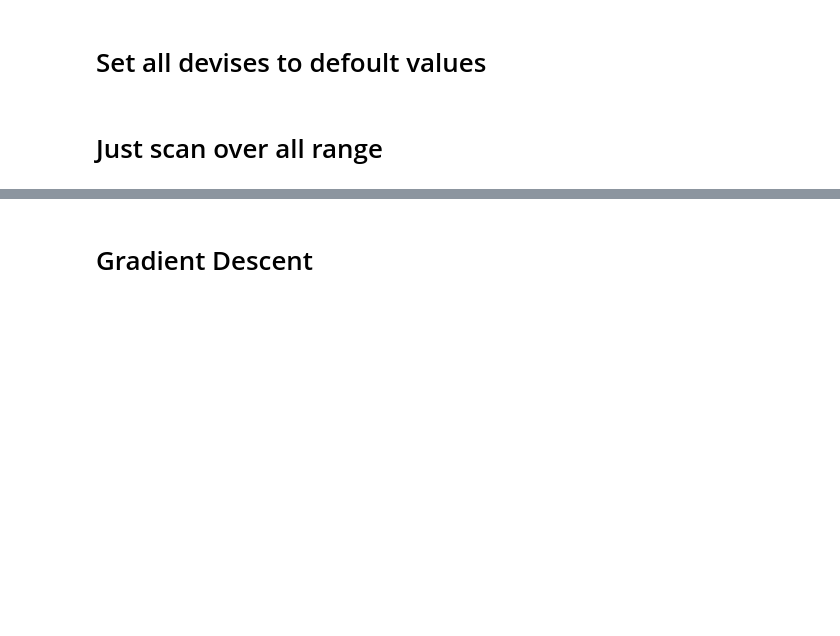
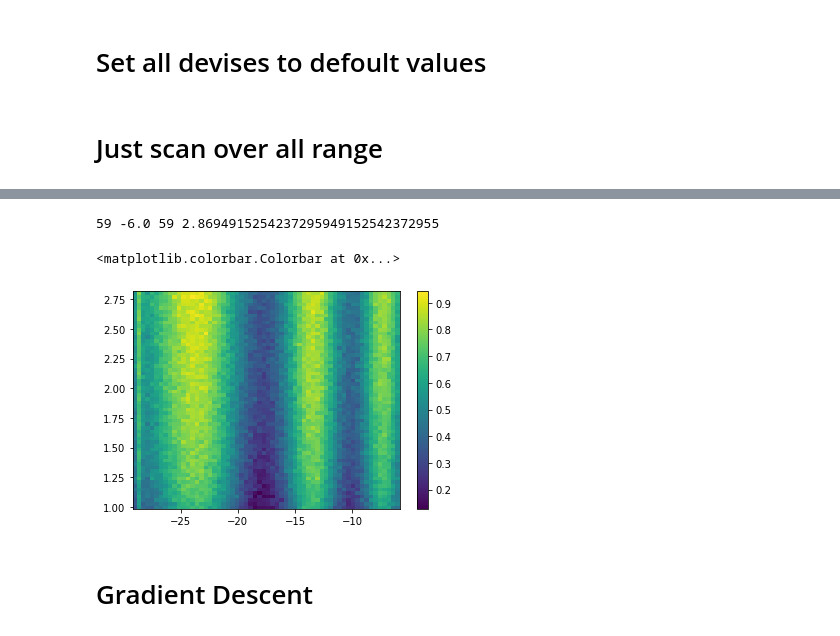
Before and after one commit to NanoYY/ColdMeasurements, a Jupyter notebook: DeMag/Scripts/TWPA calibration/TWPA operating point search.ipynb, the cells around one changed output, grey strips where cells are left out. Drawn from its saved outputs; the diff is of its cells as text; code cells hidden in the pictures; blank space fills up the shorter version.

```diff
--- a/DeMag/Scripts/TWPA calibration/TWPA operating point search.ipynb
+++ b/DeMag/Scripts/TWPA calibration/TWPA operating point search.ipynb
@@ -95,0 +102,19 @@ WARNING: CHECK ANGLE (rad or deg)!
+# %%
+number_of_freq_steps = 2
+number_of_power_steps = 60
+number_of_dc_steps = 60
+
+freq = np.linspace(freq_pump_min, freq_pump_max, number_of_freq_steps)
+powers = np.linspace(power_pump_min, power_pump_max, number_of_power_steps)
+dcs = np.linspace(dc_min, dc_max, number_of_dc_steps)
+
+reference_freq = 5.8
+
+anapico.set_freq(1, 11.252e9)
+gain = np.empty((len(powers), len(dcs)))
+start_time = datetime.now()
+print('Start time', start_time)
+
+
+one_round_time = (vna.ask_sweep_time()+10)/60/60
+print('Sweep time: {} h'.format((one_round_time)*len(powers)*len(dcs)))
@@ -96,3 +124,21 @@ WARNING: CHECK ANGLE (rad or deg)!
+# %%
+for i in range(len(powers)):
+    for j in range(len(dcs)):
+        print(i, powers[i], j, dcs[j], end='\r')
+        anapico.set_power(1, powers[i])
+        dc.set_volt(dcs[j])
+        time.sleep(10)
+        mag, pha = vna.get_data()
+        gain[i, j] = np.mean(mag) - reference_mag_level
+# %% [output]
+59 -6.0 59 2.8694915254237295949152542372955
+# %%
+fig, ax = plt.subplots()
+c = ax.pcolor(powers, dcs, gain, cmap='viridis')
+fig.colorbar(c, ax=ax)
+# %% [output]
+<matplotlib.colorbar.Colorbar at 0x...>
+[figure, added]
 # %% [markdown]
 # Gradient Descent
 # %%
```
Also changed, not shown: parts of 10 cells of this notebook, 8 other files.
